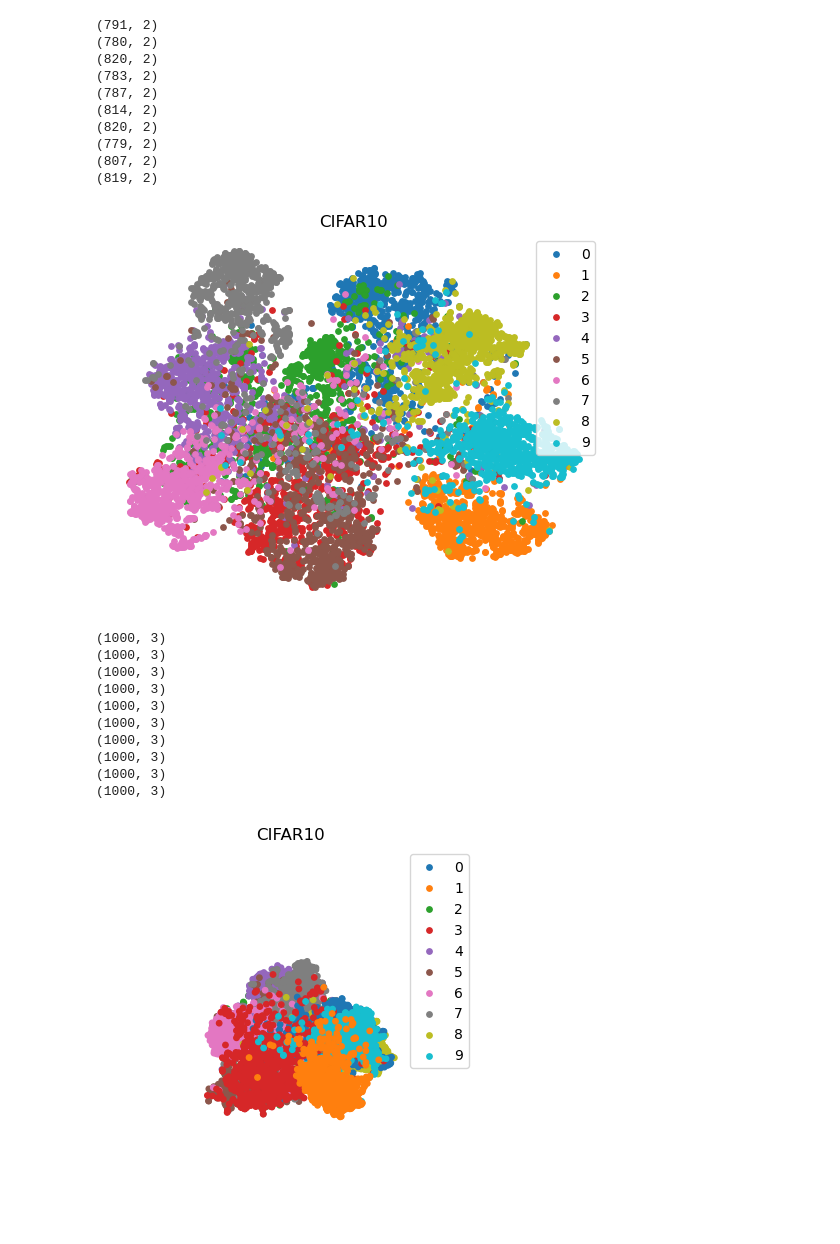
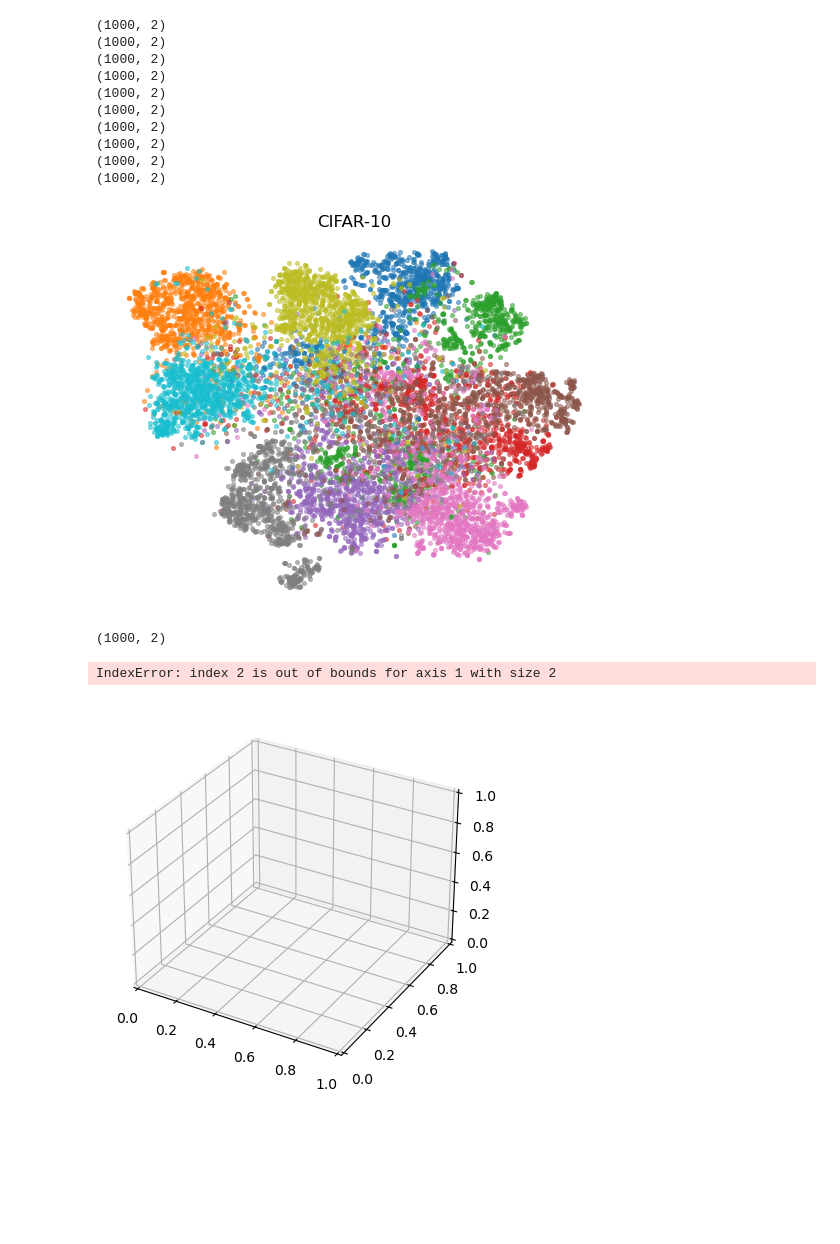
Before and after one commit to guanming-zhang/clamp, a Jupyter notebook: scripts/t-SNE.ipynb, the cells around one changed output. Saved outputs shown, nothing was run; the diff lists cells and outputs as text; code cells hidden in the pictures; blank space fills up the shorter version.

```diff
--- a/scripts/t-SNE.ipynb
+++ b/scripts/t-SNE.ipynb
@@ -142,17 +146,17 @@ def plot_embedding(X, title):
 # %%
-plot_embedding(X,"CIFAR10")
+plot_embedding(X,"CIFAR-10")
 # %% [output]
-(791, 2)
-(780, 2)
-(820, 2)
-(783, 2)
-(787, 2)
-(814, 2)
-(820, 2)
-(779, 2)
-(807, 2)
-(819, 2)
+(1000, 2)
+(1000, 2)
+(1000, 2)
+(1000, 2)
+(1000, 2)
+(1000, 2)
+(1000, 2)
+(1000, 2)
+(1000, 2)
+(1000, 2)
-[figure, old version]
+[figure, new version]
 # %%
 t_sne = TSNE(
     n_components=3,
@@ -184,14 +168,5 @@ def plot_embedding(X, title):
 # %%
-plot_embedding(X,"CIFAR10")
 # %% [output]
-(1000, 3)
-(1000, 3)
-(1000, 3)
-(1000, 3)
-(1000, 3)
-(1000, 3)
-(1000, 3)
-(1000, 3)
-(1000, 3)
-(1000, 3)
+(1000, 2)
+IndexError: index 2 is out of bounds for axis 1 with size 2
-[figure, old version]
+[figure, new version]
```
Also changed, not shown: parts of 8 cells of this notebook, 7 other files.
